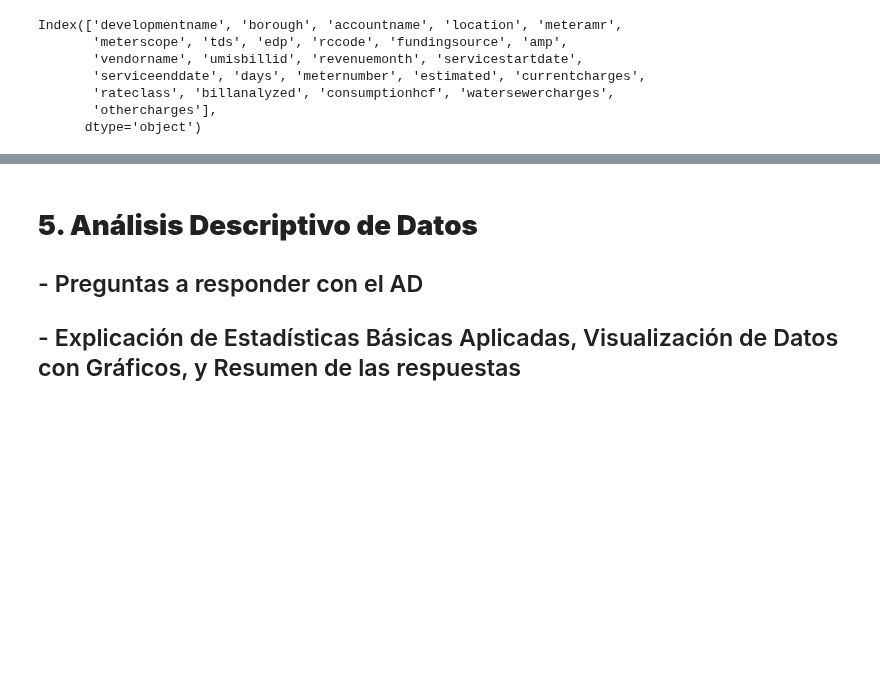
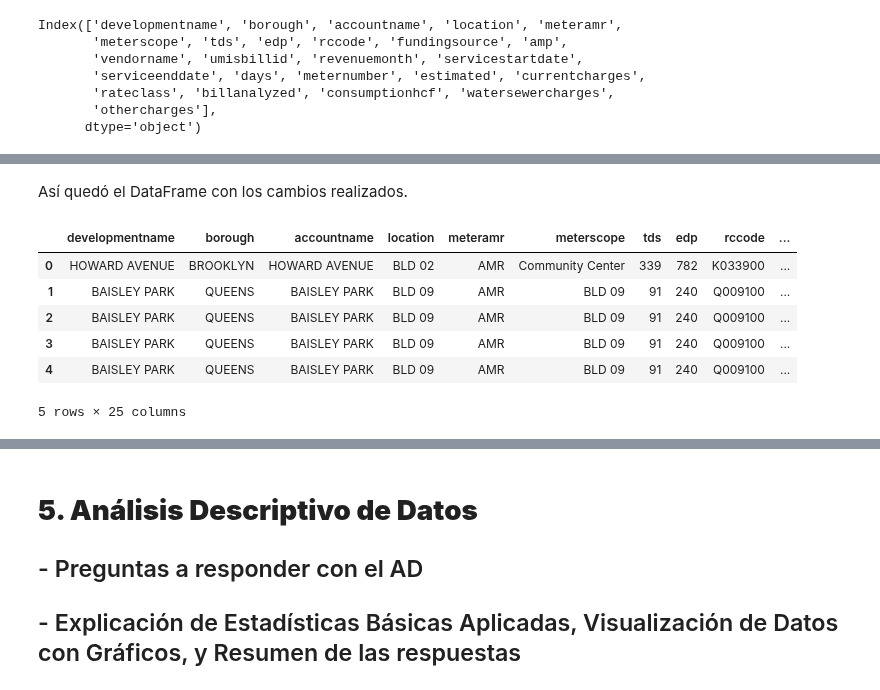
Before and after one commit to jonathanahc/Proyecto, a Jupyter notebook: ProyectoProgADAP_255497NvaVersion.ipynb, the cells around one changed output, grey strips where cells are left out. Saved outputs shown, nothing was run; the diff lists cells and outputs as text; code cells hidden in the pictures; blank space fills up the shorter version.

```diff
--- a/ProyectoProgADAP_255497NvaVersion.ipynb
+++ b/ProyectoProgADAP_255497NvaVersion.ipynb
@@ -154,0 +316,12 @@ Index(['developmentname', 'borough', 'accountname', 'location', 'meteramr',
+# %% [markdown]
+Así quedó el DataFrame con los cambios realizados.
+# %%
+df.head()
+# %% [output]
+|  | developmentname | borough | accountname | location | meteramr | meterscope | tds | edp | rccode | ... |
+| 0 | HOWARD AVENUE | BROOKLYN | HOWARD AVENUE | BLD 02 | AMR | Community Center | 339 | 782 | K033900 | ... |
+| 1 | BAISLEY PARK | QUEENS | BAISLEY PARK | BLD 09 | AMR | BLD 09 | 91 | 240 | Q009100 | ... |
+| 2 | BAISLEY PARK | QUEENS | BAISLEY PARK | BLD 09 | AMR | BLD 09 | 91 | 240 | Q009100 | ... |
+| 3 | BAISLEY PARK | QUEENS | BAISLEY PARK | BLD 09 | AMR | BLD 09 | 91 | 240 | Q009100 | ... |
+| 4 | BAISLEY PARK | QUEENS | BAISLEY PARK | BLD 09 | AMR | BLD 09 | 91 | 240 | Q009100 | ... |
+5 rows × 25 columns
```
Also changed, not shown: parts of 51 cells of this notebook.
